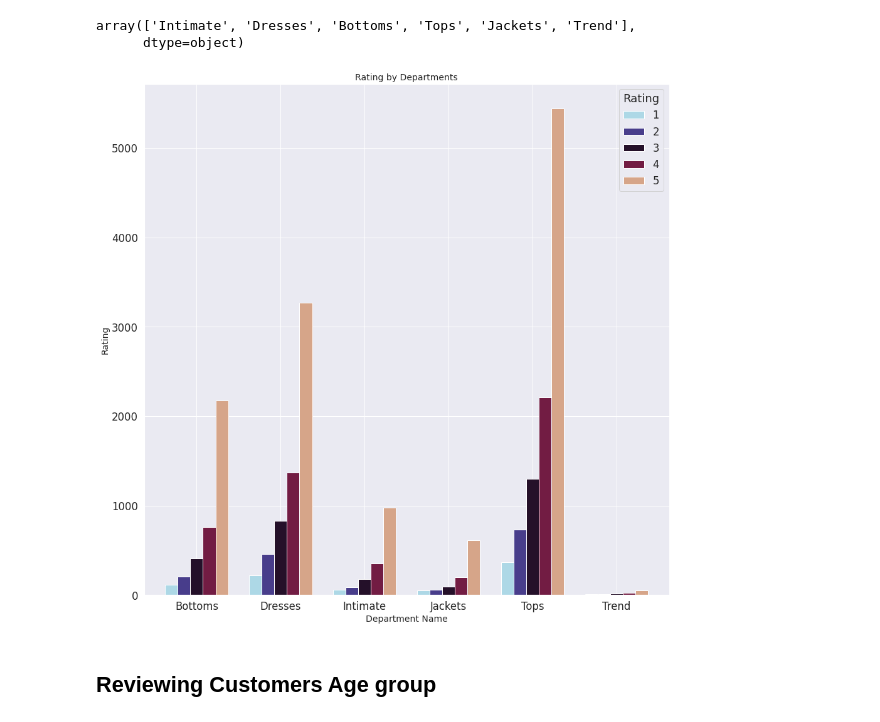
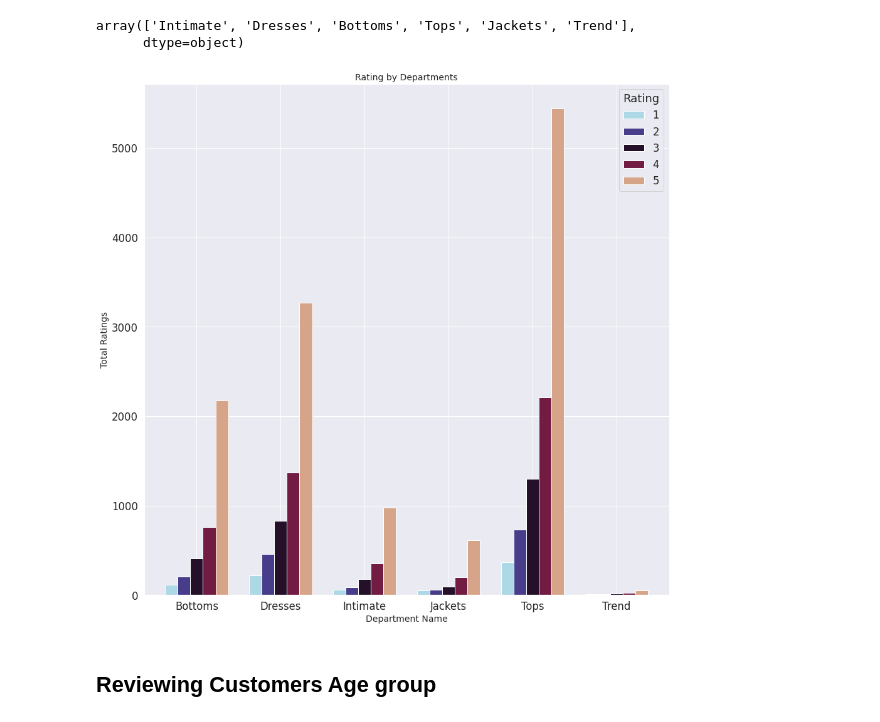
Before and after one commit to blihardinata/Python_Portfolio, a Jupyter notebook: Customer_Reviews/Customer_Reviews_BL.ipynb, the cells around one changed output. Saved outputs shown, nothing was run; the diff lists cells and outputs as text; code cells hidden in the pictures.

```diff
--- a/Customer_Reviews/Customer_Reviews_BL.ipynb
+++ b/Customer_Reviews/Customer_Reviews_BL.ipynb
@@ -226,14 +227,14 @@ dept_rating = dept_rating.pivot_table(index='Department', columns='Rating', valu
 # %%
 #ax = single object in the figure/graph
 fig, ax = plt.subplots()
 dept_rating.plot(kind = "bar", figsize = (15,15), ax = ax, color = ['LightBlue', 'DarkSlateBlue', '#241029','#721C43','#d6a589'], width = 0.75)
 plt.title('Rating by Departments', fontsize=14)
 plt.xlabel('Department Name', fontsize=14)
-plt.ylabel('Rating', fontsize=14)
+plt.ylabel('Total Ratings', fontsize=14)
 plt.xticks(rotation = 0)
 plt.show()
 # %% [output]
-[figure, old version]
+[figure, new version]
 # %% [markdown]
 ## Reviewing Customers Age group
 # %%
```
Also changed, not shown: parts of 2 cells of this notebook.
